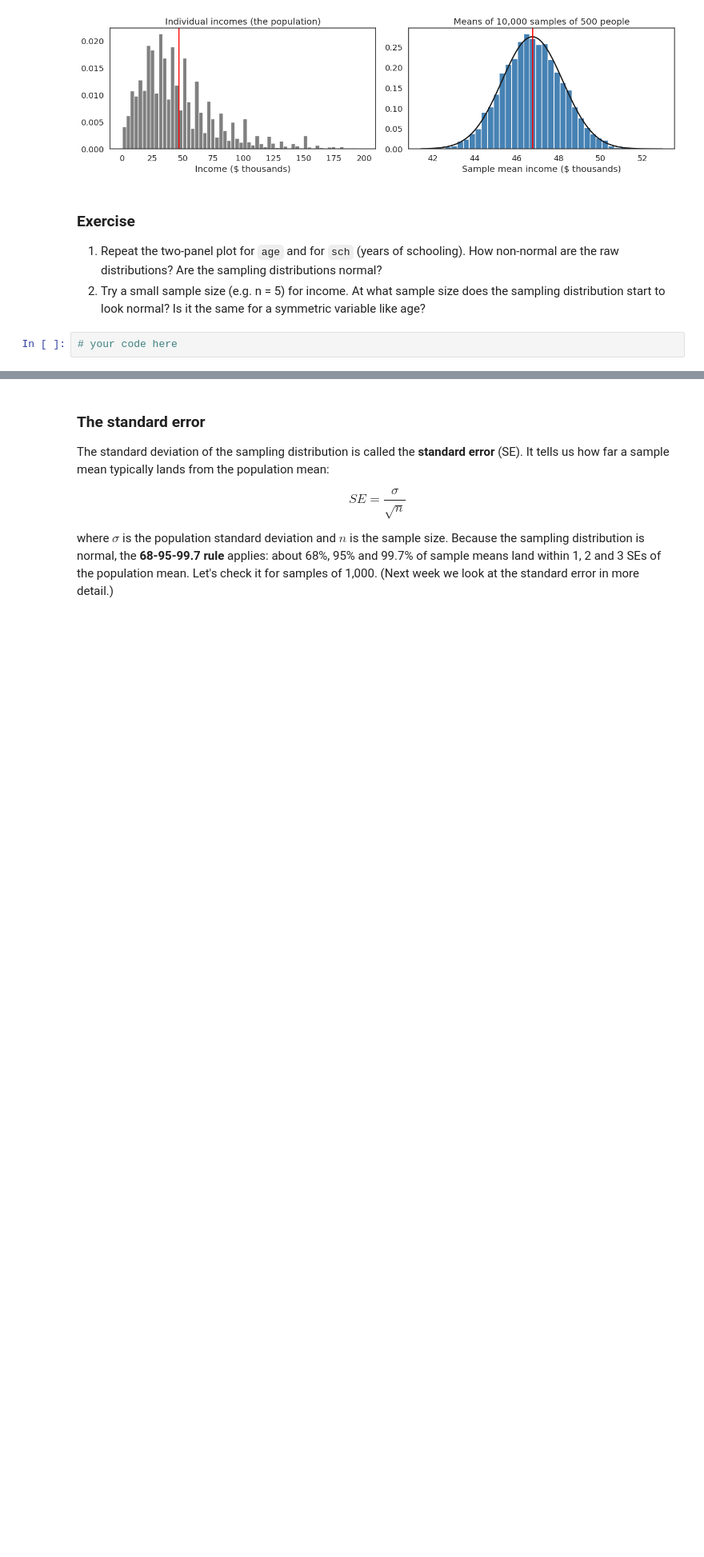
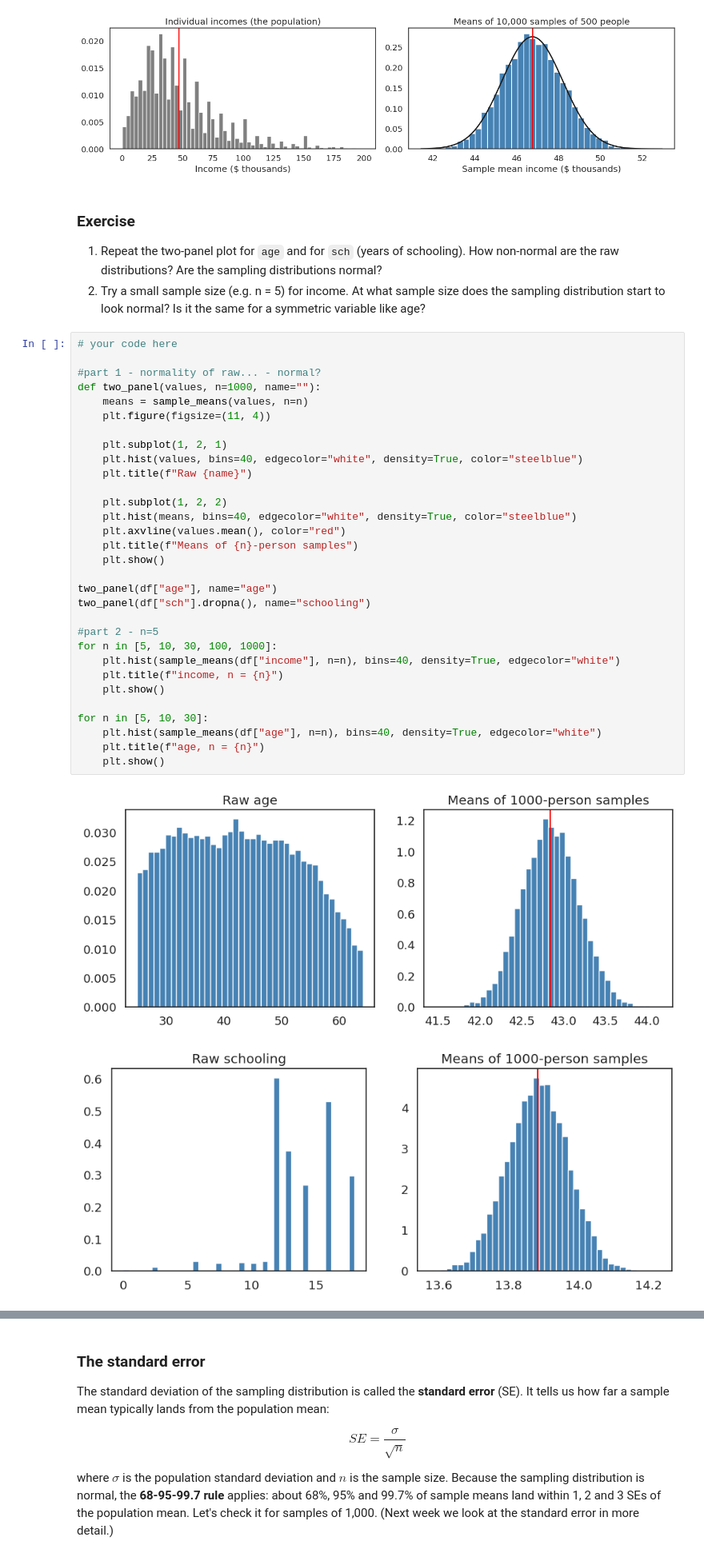
Before and after one commit to jasminebarry/BASC0005, a Jupyter notebook: notebooks/W05. Distributions and Basic Statistics.ipynb, the cells around one changed output, grey strips where cells are left out. Shown at 80% size. Drawn from its saved outputs; the diff is of its cells as text; blank space fills up the shorter version.

```diff
--- a/notebooks/W05. Distributions and Basic Statistics.ipynb
+++ b/notebooks/W05. Distributions and Basic Statistics.ipynb
@@ -614,3 +641,35 @@ plt.tight_layout(); plt.show()
 2. Try a small sample size (e.g. n = 5) for income. At what sample size does the sampling distribution start to look normal? Is it the same for a symmetric variable like age?
 # %%
 # your code here
+
+#part 1 - normality of raw... - normal?
+def two_panel(values, n=1000, name=""):
+    means = sample_means(values, n=n)
+    plt.figure(figsize=(11, 4))
+
+    plt.subplot(1, 2, 1)
+    plt.hist(values, bins=40, edgecolor="white", density=True, color="steelblue")
+    plt.title(f"Raw {name}")
+
+    plt.subplot(1, 2, 2)
+    plt.hist(means, bins=40, edgecolor="white", density=True, color="steelblue")
+    plt.axvline(values.mean(), color="red")
+    plt.title(f"Means of {n}-person samples")
+    plt.show()
+
+two_panel(df["age"], name="age")
+two_panel(df["sch"].dropna(), name="schooling")
+
+#part 2 - n=5
+for n in [5, 10, 30, 100, 1000]:
+    plt.hist(sample_means(df["income"], n=n), bins=40, density=True, edgecolor="white")
+    plt.title(f"income, n = {n}")
+    plt.show()
+
+for n in [5, 10, 30]:
+    plt.hist(sample_means(df["age"], n=n), bins=40, density=True, edgecolor="white")
+    plt.title(f"age, n = {n}")
+    plt.show()
+# %% [output]
+[figure, added]
+[figure, added]
```
Also changed, not shown: parts of 4 cells of this notebook.
